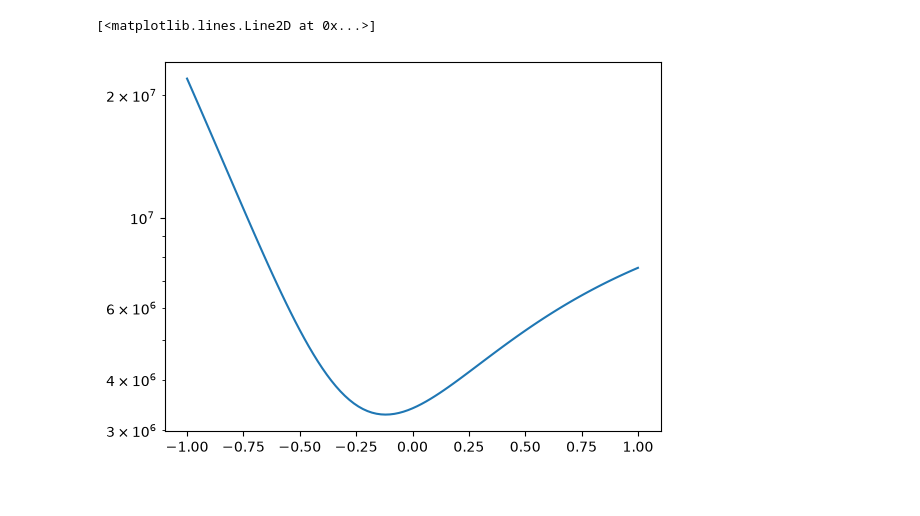
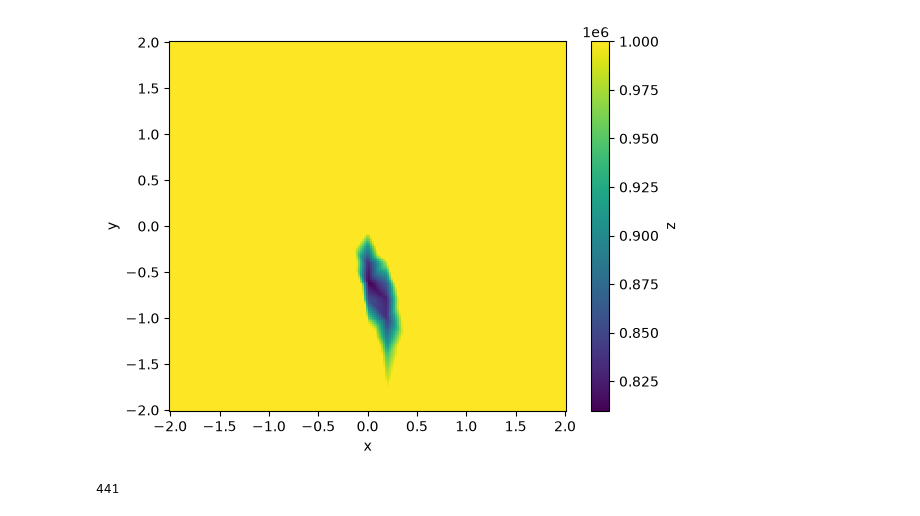
Before and after one commit to matildaperuzzo/DiffusionEstimator, a Jupyter notebook: python/testing.ipynb, the cells around one changed output. Saved outputs shown, nothing was run; the diff lists cells and outputs as text; code cells hidden in the pictures.

```diff
--- a/python/testing.ipynb
+++ b/python/testing.ipynb
@@ -29,5 +48,7 @@ for theta in tqdm(thetas, desc='Evaluating theta'):
 # %%
-plt.semilogy(thetas, error_list)
+# theta_mat = np.meshgrid(thetas, thetas)
+# plt.imshow(np.flipud(error_matrix) )
+# plt.colorbar()
+# plt.clim(8e5, 2e6)
+# plt.yticks(np.arange(len(thetas)), np.round(theta_mat[1][:,0], 2));
+# plt.xticks(np.arange(len(thetas)), np.round(theta_mat[0][0,:], 2));
-# %% [output]
-[<matplotlib.lines.Line2D at 0x...>]
-[figure, removed]
@@ -33,0 +59,29 @@ plt.semilogy(thetas, error_list)
+# %%
+from scipy.interpolate import griddata
+
+# Input scattered points.
+x = diff_estimator.objective_function[:, 0]
+y = diff_estimator.objective_function[:, 1]
+z = diff_estimator.objective_function[:, 2]
+
+# Create a regular plotting grid.
+xi = np.linspace(x.min(), x.max(), 200)
+yi = np.linspace(y.min(), y.max(), 200)
+X, Y = np.meshgrid(xi, yi)
+
+# Interpolate z-values onto the grid.
+Z = griddata((x, y), z, (X, Y), method="linear")
+
+# Plot the interpolated surface as a 2D heatmap.
+plt.pcolormesh(X, Y, Z, shading="auto", cmap="viridis")
+plt.colorbar(label="z")
+plt.xlabel("x")
+plt.ylabel("y")
+plt.clim(Z.min(), 1e6)
+plt.show()
+# %% [output]
+[figure, added]
+# %%
+21*21
+# %% [output]
+441
```
Also changed, not shown: parts of 9 cells of this notebook, 12 other files.
